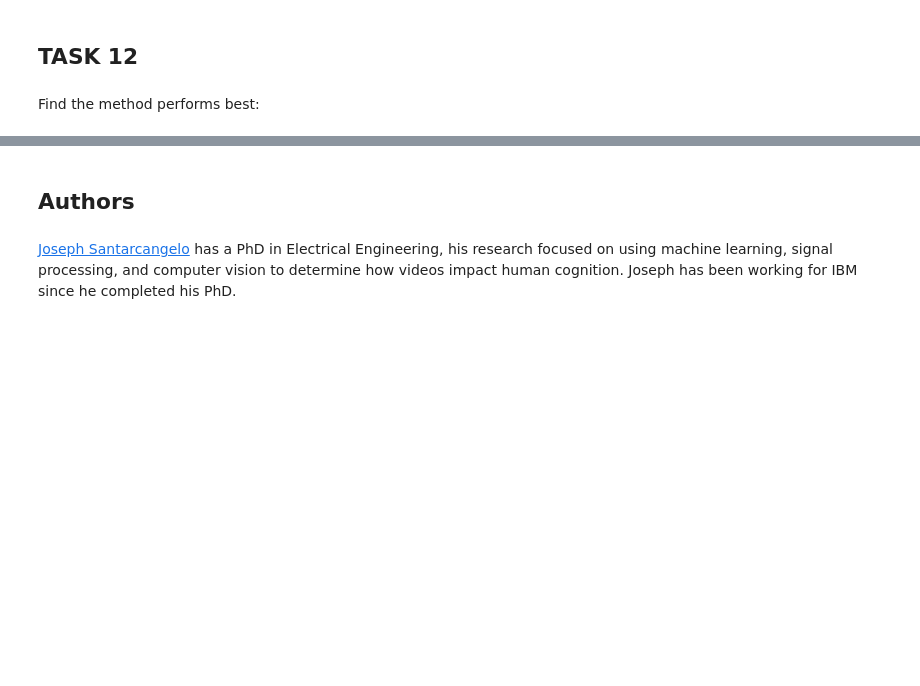
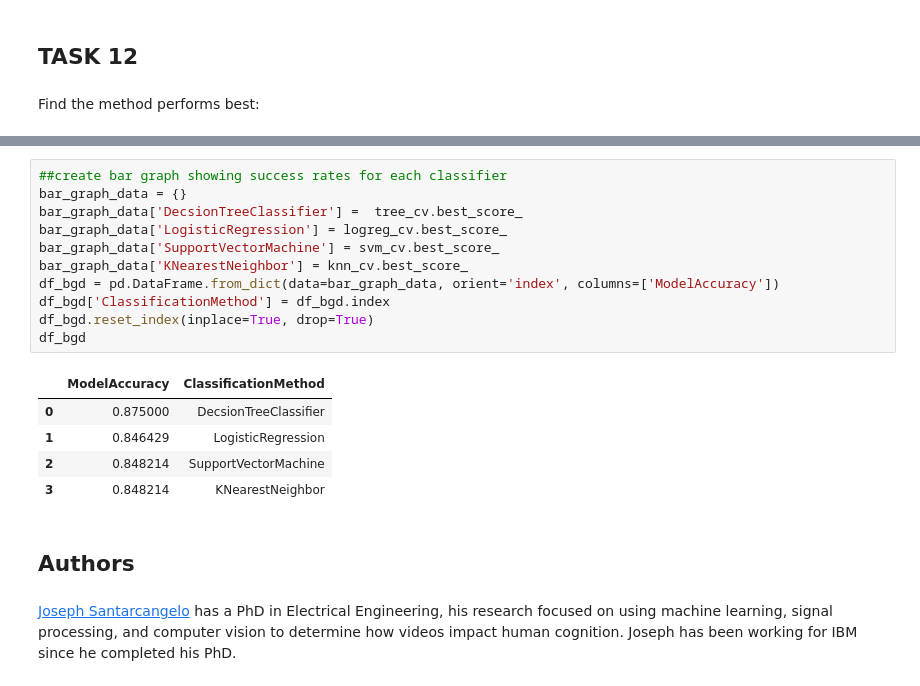
Before and after one commit to mfickman/DataScienceCapstone, a Jupyter notebook: Week 4 Predictive Analysis (Classification).ipynb, the cells around one changed output, grey strips where cells are left out. Drawn from its saved outputs; the diff is of its cells as text; blank space fills up the shorter version.

```diff
--- a/Week 4 Predictive Analysis (Classification).ipynb
+++ b/Week 4 Predictive Analysis (Classification).ipynb
@@ -366,6 +366,23 @@ with the following parameters:  {'C': 1.0, 'gamma': 0.03162277660168379, 'kernel
 KNeighborsClassifier()
 produced a max score of:  0.8482142857142858
 with the following parameters:  {'algorithm': 'auto', 'n_neighbors': 10, 'p': 1}
+# %%
+##create bar graph showing success rates for each classifier
+bar_graph_data = {}
+bar_graph_data['DecsionTreeClassifier'] =  tree_cv.best_score_
+bar_graph_data['LogisticRegression'] = logreg_cv.best_score_
+bar_graph_data['SupportVectorMachine'] = svm_cv.best_score_
+bar_graph_data['KNearestNeighbor'] = knn_cv.best_score_
+df_bgd = pd.DataFrame.from_dict(data=bar_graph_data, orient='index', columns=['ModelAccuracy'])
+df_bgd['ClassificationMethod'] = df_bgd.index
+df_bgd.reset_index(inplace=True, drop=True)
+df_bgd
+# %% [output]
+|  | ModelAccuracy | ClassificationMethod |
+| 0 | 0.875000 | DecsionTreeClassifier |
+| 1 | 0.846429 | LogisticRegression |
+| 2 | 0.848214 | SupportVectorMachine |
+| 3 | 0.848214 | KNearestNeighbor |
 # %% [markdown]
 ## Authors
 # %% [markdown]
```
Also changed, not shown: parts of 3 cells of this notebook.
